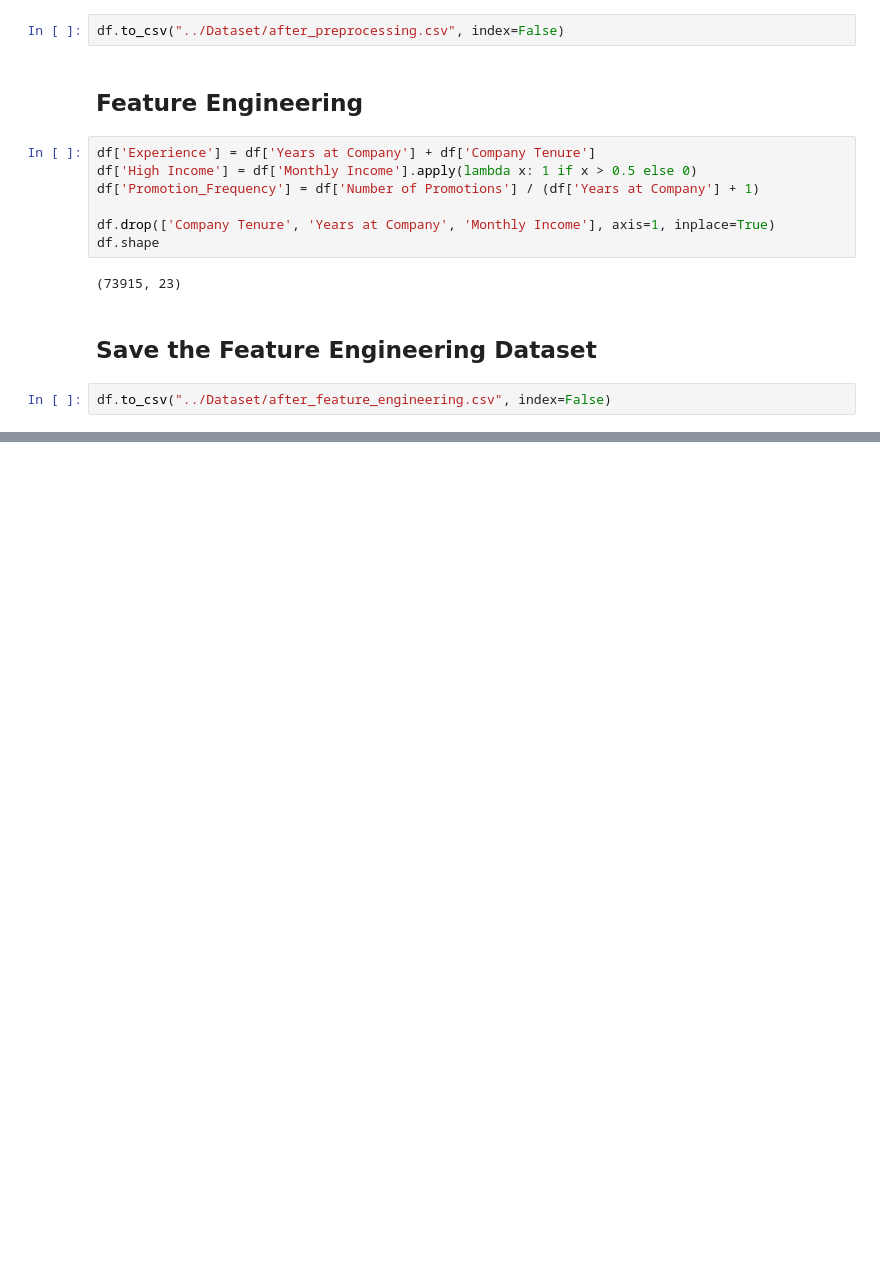
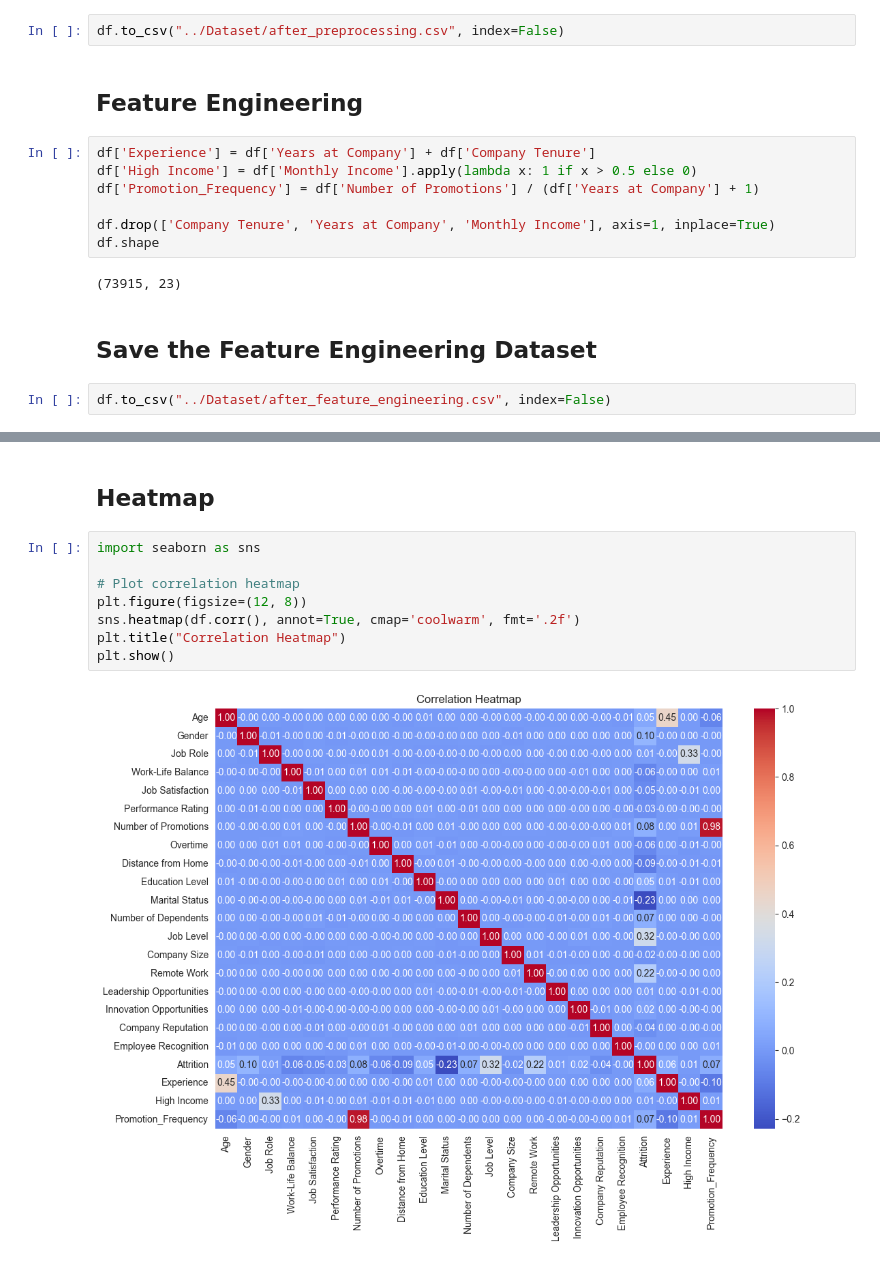
Before and after one commit to AmodMatheesha2003/employee-attrition-prediction-ml, a Jupyter notebook: Notebooks/Data Preprocessing.ipynb, the cells around one changed output, grey strips where cells are left out. Cells and saved outputs as stored; diff of their text form; blank space fills up the shorter version.

Commit message:
Add Visualizations for Data Preprocessing.ipynb

```diff
--- a/Notebooks/Data Preprocessing.ipynb
+++ b/Notebooks/Data Preprocessing.ipynb
@@ -299,0 +324,12 @@ df.to_csv("../Dataset/after_feature_engineering.csv", index=False)
+# %% [markdown]
+<h2>Heatmap</h2>
+# %%
+import seaborn as sns
+
+# Plot correlation heatmap
+plt.figure(figsize=(12, 8))
+sns.heatmap(df.corr(), annot=True, cmap='coolwarm', fmt='.2f')
+plt.title("Correlation Heatmap")
+plt.show()
+# %% [output]
+[figure, added]
```
Also changed, not shown: parts of 4 cells of this notebook.
